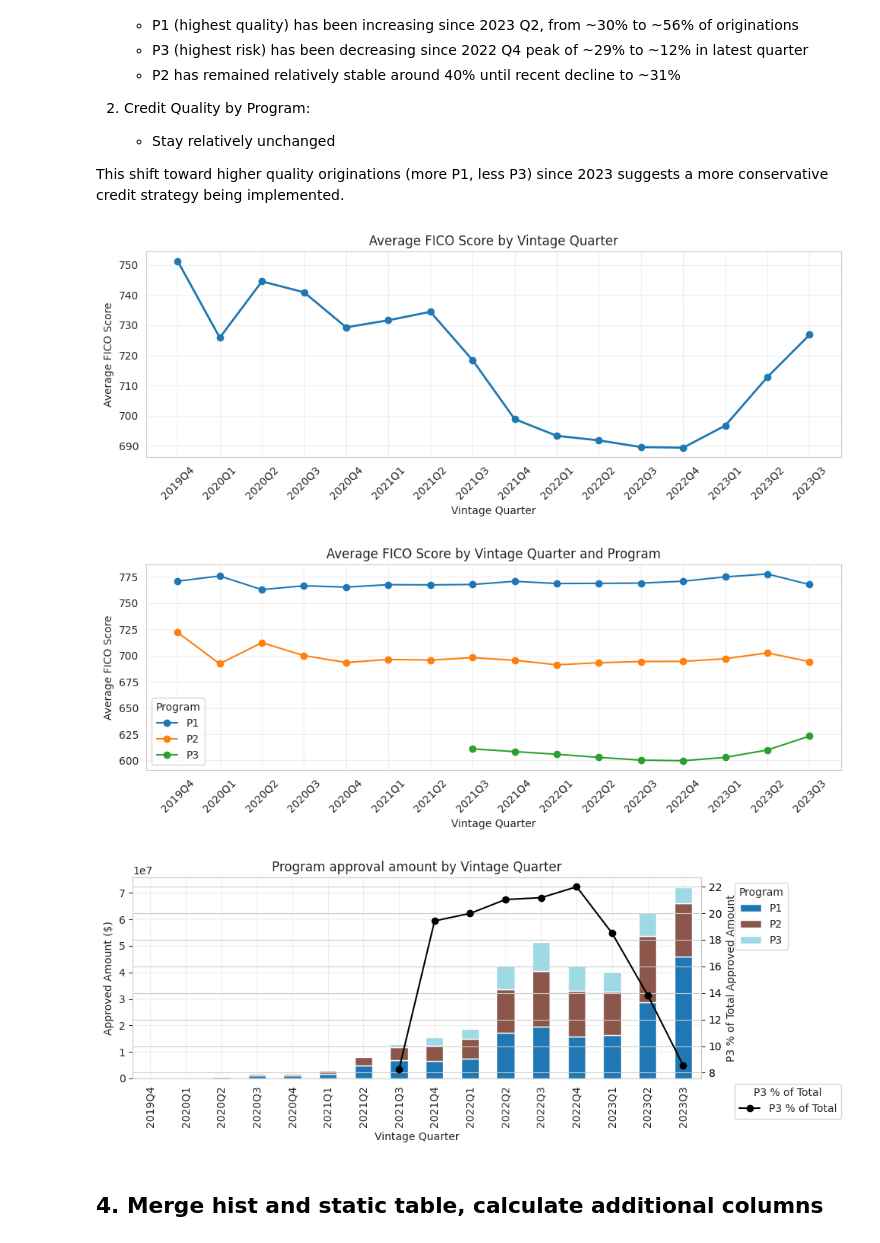
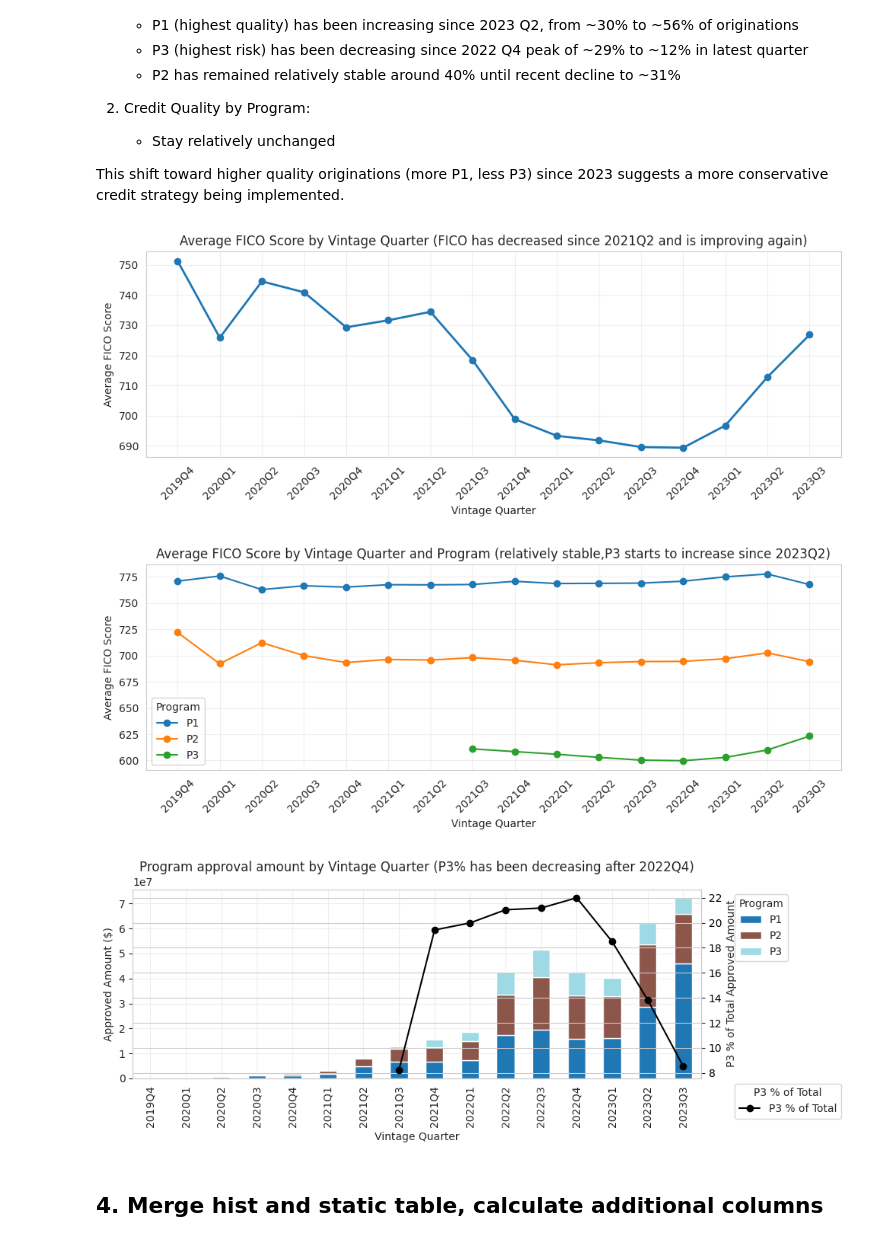
Before and after one commit to EllenNYC/Moore, a Jupyter notebook: data_exploration.ipynb, the cells around one changed output. Cells and saved outputs as stored; diff of their text form; code cells hidden in the pictures.

```diff
--- a/data_exploration.ipynb
+++ b/data_exploration.ipynb
@@ -324,7 +370,7 @@ avg_fico_by_vintage = loan_tape_clean.groupby('vintage_quarter')['fico_score'].m
 
 plt.figure(figsize=(10, 4))
 plt.plot(avg_fico_by_vintage.index.astype(str), avg_fico_by_vintage.values, marker='o', linewidth=2)
-plt.title('Average FICO Score by Vintage Quarter')
+plt.title('Average FICO Score by Vintage Quarter (FICO has decreased since 2021Q2 and is improving again)')
 plt.xlabel('Vintage Quarter')
 plt.ylabel('Average FICO Score')
 plt.xticks(rotation=45)
@@ -338,44 +384,44 @@ avg_fico_by_vintage_prog = loan_tape_clean.groupby(['vintage_quarter', 'program'
 plt.figure(figsize=(10, 4))
 for prog in avg_fico_by_vintage_prog.columns:
     plt.plot(avg_fico_by_vintage_prog.index.astype(str), avg_fico_by_vintage_prog[prog], marker='o', label=prog)
-plt.title('Average FICO Score by Vintage Quarter and Program')
+plt.title('Average FICO Score by Vintage Quarter and Program (relatively stable,P3 starts to increase since 2023Q2)')
 plt.xlabel('Vintage Quarter')
 plt.ylabel('Average FICO Score')
 plt.xticks(rotation=45)
 plt.legend(title='Program')
 plt.grid(alpha=0.3)
 plt.tight_layout()
 plt.show()
 
 # 3. Program approval amount by vintage quarter
 
 #add a secondary y-axis showing the percentage of P3 total approved amount per vintage quarter
 p3_totals = loan_tape_clean[loan_tape_clean['program'] == 'P3'].groupby('vintage_quarter')['approved_amount'].sum()
 p3_percentage = p3_totals / loan_tape_clean.groupby('vintage_quarter')['approved_amount'].sum() * 100
 
 fig, ax1 = plt.subplots(figsize=(10, 4))
 
 # Plot the stacked bar chart
 loan_tape_clean.groupby(['vintage_quarter', 'program'])['approved_amount'].sum().unstack(fill_value=0).plot(kind='bar', stacked=True, ax=ax1, colormap='tab20')
-ax1.set_title('Program approval amount by Vintage Quarter')
+ax1.set_title('Program approval amount by Vintage Quarter (P3% has been decreasing after 2022Q4)')
 ax1.set_xlabel('Vintage Quarter')
 ax1.set_ylabel('Approved Amount ($)')
 ax1.legend(title='Program', bbox_to_anchor=(1.05, 1), loc='upper left')
 ax1.grid(alpha=0.3)
 
 # Create a secondary y-axis
 ax2 = ax1.twinx()
 ax2.plot(p3_percentage.index.astype(str), p3_percentage.values, marker='o', color='black', label='P3 % of Total')
 ax2.set_ylabel('P3 % of Total Approved Amount')
 ax2.tick_params(axis='y', labelcolor='black')
 ax2.legend(title='P3 % of Total', bbox_to_anchor=(1.05, 0), loc='upper left')
 
 plt.tight_layout()
 plt.show()
 # %% [output]
-[figure, old version]
+[figure, new version]
-[figure, old version]
+[figure, new version]
-[figure, old version]
+[figure, new version]
 # %% [markdown]
 ## 4. Merge hist and static table, calculate additional columns
 # %%
```
Also changed, not shown: parts of 29 cells of this notebook, 36 other files.
